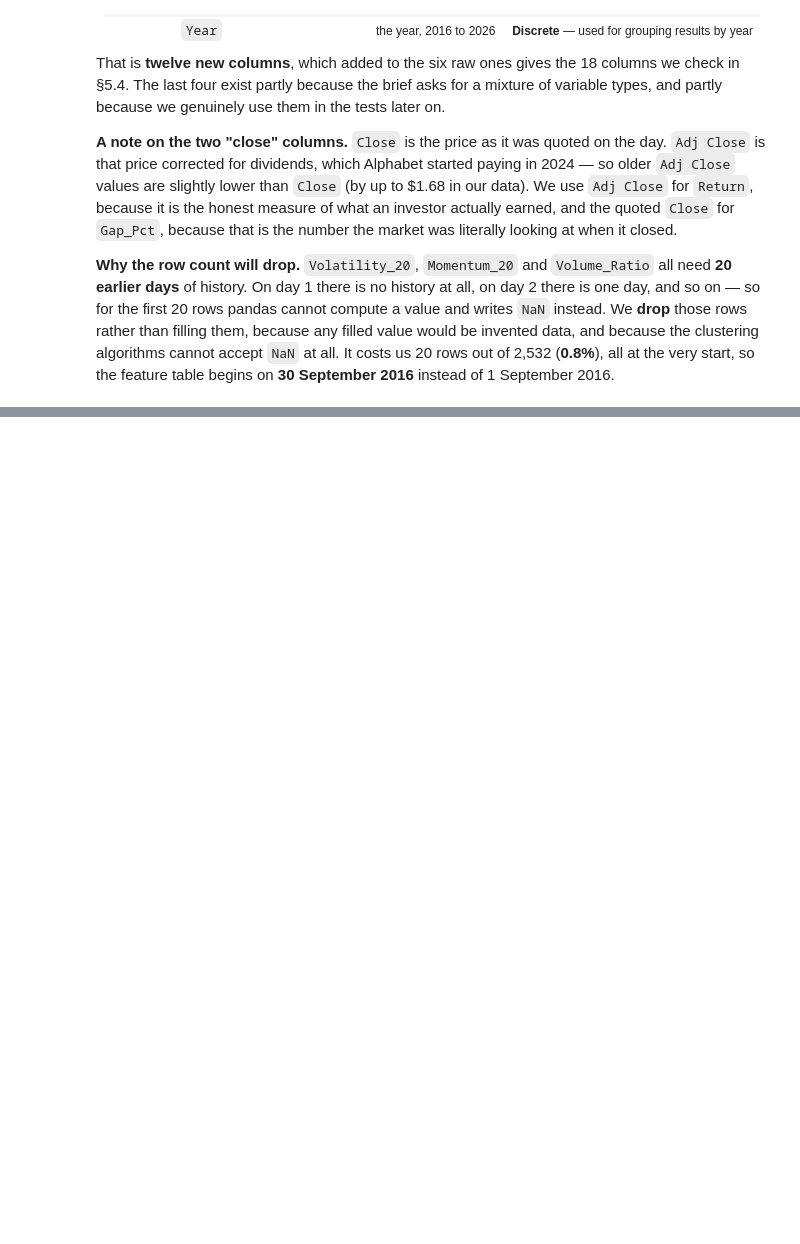
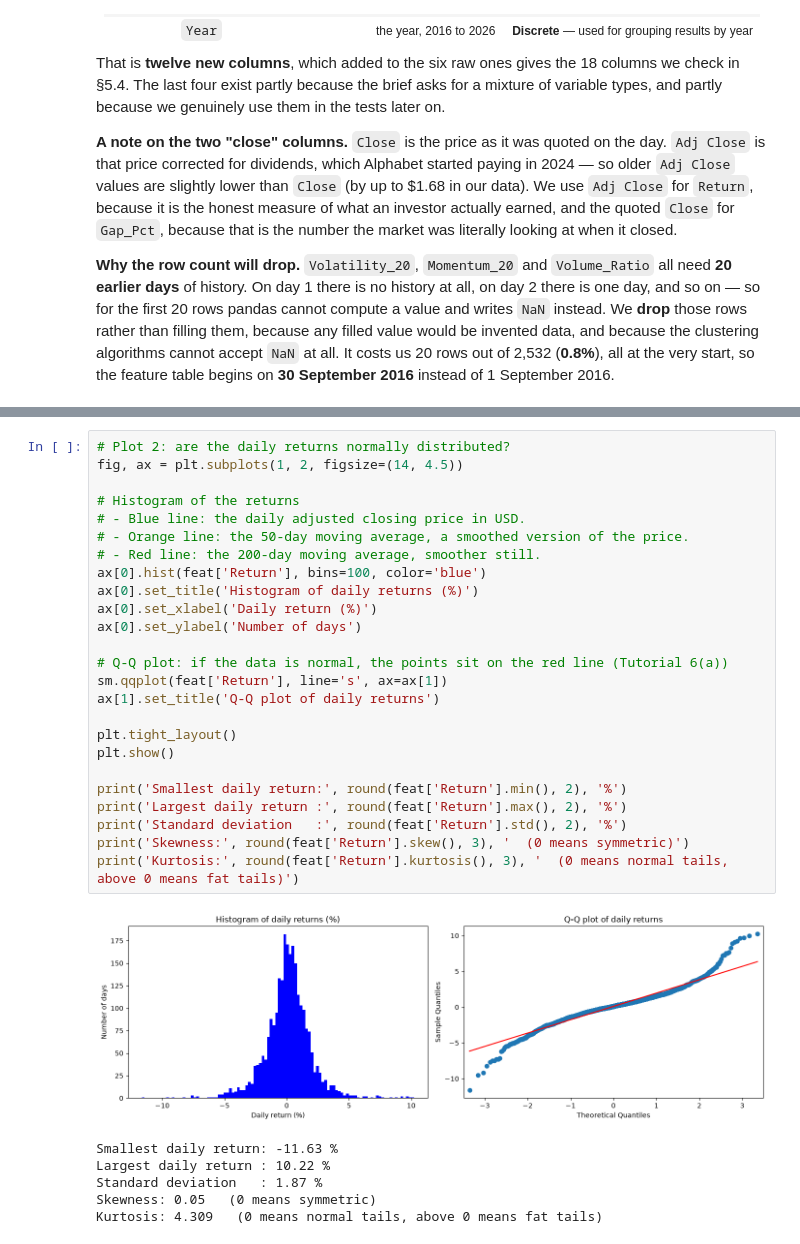
Before and after one commit to zawmoehtike-cct/CA1MLB-2026230, a Jupyter notebook: CA1MLB.ipynb, the cells around one changed output, grey strips where cells are left out. Drawn from its saved outputs; the diff is of its cells as text; blank space fills up the shorter version.

```diff
--- a/CA1MLB.ipynb
+++ b/CA1MLB.ipynb
@@ -389,0 +460,32 @@ Final shape: (2512, 18)
+# %%
+# Plot 2: are the daily returns normally distributed?
+fig, ax = plt.subplots(1, 2, figsize=(14, 4.5))
+
+# Histogram of the returns
+# - Blue line: the daily adjusted closing price in USD.
+# - Orange line: the 50-day moving average, a smoothed version of the price.
+# - Red line: the 200-day moving average, smoother still.
+ax[0].hist(feat['Return'], bins=100, color='blue')
+ax[0].set_title('Histogram of daily returns (%)')
+ax[0].set_xlabel('Daily return (%)')
+ax[0].set_ylabel('Number of days')
+
+# Q-Q plot: if the data is normal, the points sit on the red line (Tutorial 6(a))
+sm.qqplot(feat['Return'], line='s', ax=ax[1])
+ax[1].set_title('Q-Q plot of daily returns')
+
+plt.tight_layout()
+plt.show()
+
+print('Smallest daily return:', round(feat['Return'].min(), 2), '%')
+print('Largest daily return :', round(feat['Return'].max(), 2), '%')
+print('Standard deviation   :', round(feat['Return'].std(), 2), '%')
+print('Skewness:', round(feat['Return'].skew(), 3), '  (0 means symmetric)')
+print('Kurtosis:', round(feat['Return'].kurtosis(), 3), '  (0 means normal tails, above 0 means fat tails)')
+# %% [output]
+[figure, added]
+Smallest daily return: -11.63 %
+Largest daily return : 10.22 %
+Standard deviation   : 1.87 %
+Skewness: 0.05   (0 means symmetric)
+Kurtosis: 4.309   (0 means normal tails, above 0 means fat tails)
```
Also changed, not shown: parts of 9 cells of this notebook.
